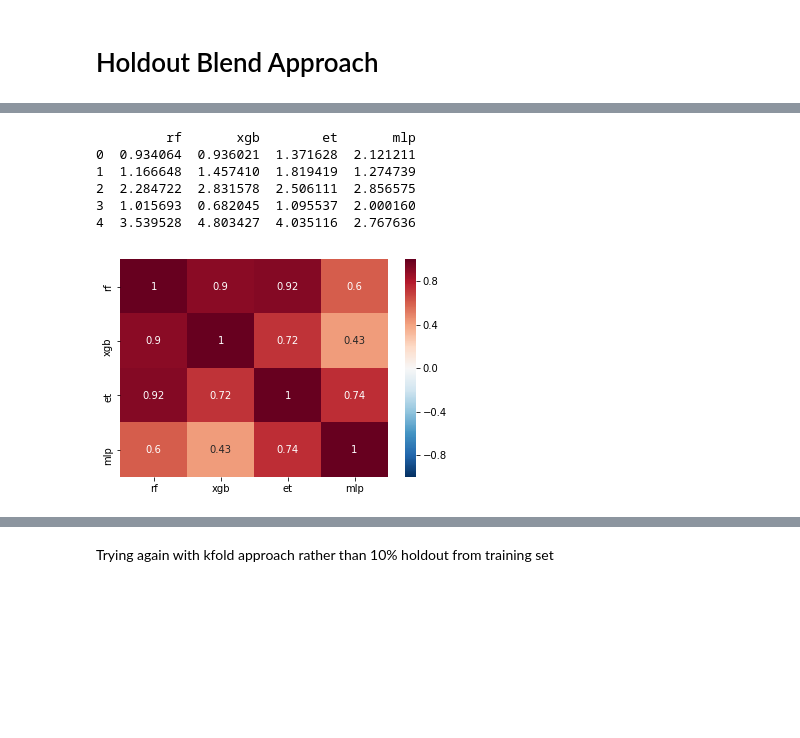
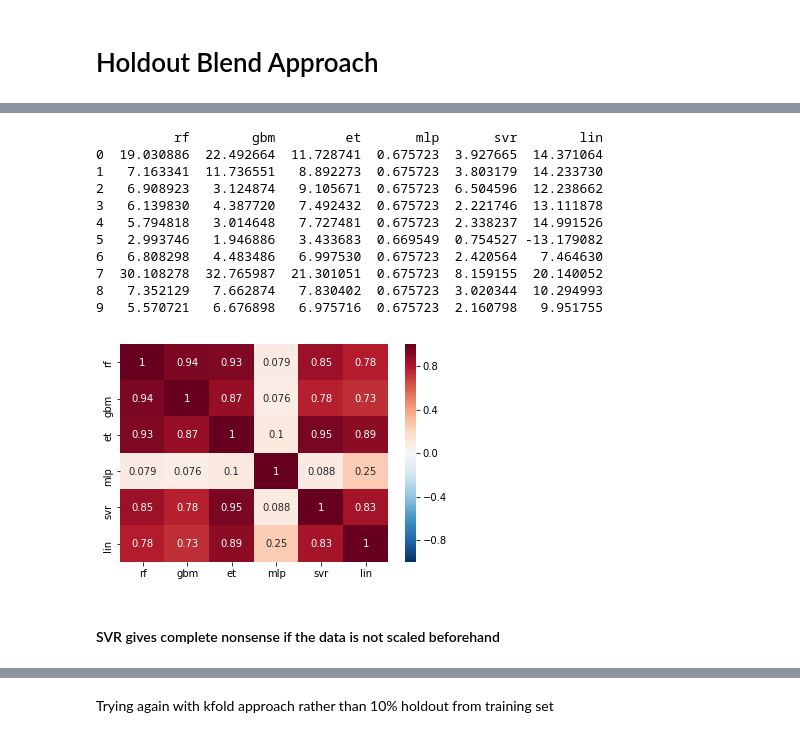
Before and after one commit to dbz10/NHL-Player-Awards, a Jupyter notebook: NHL MVP prediction.ipynb, the cells around one changed output, grey strips where cells are left out. Drawn from its saved outputs; the diff is of its cells as text; code cells hidden in the pictures; blank space fills up the shorter version.

```diff
--- a/NHL MVP prediction.ipynb
+++ b/NHL MVP prediction.ipynb
@@ -218,7 +241,7 @@ fd[fd["Year"]==2018]
 
 model_features = [ u'age', u'goals', u'assists',  u'plus_minus',
        u'wins_goalie', u'losses_goalie', u'ties_goalie', u'goals_against_avg',
-       u'save_pct', u'ops', u'dps', u'gps', u'pos_G', u'ga']
+       u'save_pct', u'ps', u'pos_G', u'ga']
 
 # Use all years 2015 and prior for training, and try to predict the previous three years.
 target_yr = 2015
@@ -265,7 +288,9 @@ y_cv = cv.pct_of_vote
 # so it made sense to me to try to make the data more regular by taking the log.
 class SklearnWrapper(object):
     def __init__(self,clf,seed=0,params=None):
-        params['random_state'] = seed
+        if hasattr(clf,'random_state'):
+            params['random_state'] = seed
+
         self.clf = clf(**params)
 
     def __str__(self):
@@ -273,18 +298,17 @@ class SklearnWrapper(object):
 
     # automatically does log conversion in train and predict
     def train(self,x_train,y_train):
-        self.clf.fit(x_train,np.log(y_train))
+        self.clf.fit(x_train,y_train)
 
     def predict(self,x):
-        return np.exp(self.clf.predict(x))
+        return self.clf.predict(x)
 
     def feature_importances(self):
         print(clf.feature_importances_)
 
 
 
-def get_base_predictions(clf,X,y):
-
+def get_base_predictions(clf):
     clf.train(x_base,y_base)
     return clf.predict(x_cv)
 
@@ -337,14 +361,18 @@ gb_params = {
 
 
 mlp_params = {
-    'hidden_layer_sizes': (4,4,4),
-    'alpha': 0.2
+    'hidden_layer_sizes': (10,10,6),
+    'alpha': 0.5
 }
+
+linear_params = {
+}
+#honestly let's just keep default parameters for SVR
+svr_params = {'C' : 2}
 
 SEED = 0
 
-# Train two versions of each model, one on vote_pct, and one on log_vote_pct
-# for convenience, also generate predictions for the test data to use later
+
 
 forest = SklearnWrapper(clf=RandomForestRegressor,seed=SEED,params=rf_params)
 # print("Forest Regressor MAE on training data: %f"% mean_absolute_error(forest.predict(x_holdout),y_holdout))
@@ -357,35 +385,54 @@ mlp = SklearnWrapper(clf=MLPRegressor,seed=SEED,params=mlp_params)
 
 et = SklearnWrapper(clf=ExtraTreesRegressor,seed=SEED,params=et_params)
 # print("Extra Trees Regressor MAE on training data: %f"% mean_absolute_error(et.predict(x_holdout),y_holdout))
+
+svr = SklearnWrapper(clf=SVR,seed=SEED,params=svr_params)
+
+linear = SklearnWrapper(clf=LinearRegression,seed=SEED,params=linear_params)
 # %%
 # use XGBoost to blend the base models
 
-cv_predictions = pd.DataFrame()
+cv_predictions = pd.DataFrame({})
 
 cv_predictions["rf"] = get_base_predictions(forest)
-cv_predictions["xgb"] = get_base_predictions(gbm)
+cv_predictions["gbm"] = get_base_predictions(gbm)
 cv_predictions["et"] = get_base_predictions(et)
 cv_predictions["mlp"] = get_base_predictions(mlp)
+cv_predictions["svr"] = get_base_predictions(svr)
+cv_predictions["lin"] = get_base_predictions(linear)
 # cv_predictions["truth"] = np.array(y_cv)
 
 
 # look at correlation map of base predictions
 plt.figure()
 z = cv_predictions.corr()
 sns.heatmap(z,annot=True,cmap="RdBu_r",vmin=-1,vmax=1);
 
+
 # the models are decently correlated with each other.
-# this is not ideal, but that's life
+# SVR is providing some diversity, although that might be
+# because it is just not performing well.
 
-print(cv_predictions.head())
+# add back in the original features. so we have basically added 5 meta features
+# cv_predictions[model_features] = x_cv[model_features].reset_index(drop=True)
+
+print(cv_predictions.head(10))
+# cv_predictions = cv_predictions.drop(columns=['svr'])
 # %% [output]
-         rf       xgb        et       mlp
-0  0.934064  0.936021  1.371628  2.121211
-1  1.166648  1.457410  1.819419  1.274739
-2  2.284722  2.831578  2.506111  2.856575
-3  1.015693  0.682045  1.095537  2.000160
-4  3.539528  4.803427  4.035116  2.767636
+          rf        gbm         et       mlp       svr        lin
+0  19.030886  22.492664  11.728741  0.675723  3.927665  14.371064
+1   7.163341  11.736551   8.892273  0.675723  3.803179  14.233730
+2   6.908923   3.124874   9.105671  0.675723  6.504596  12.238662
+3   6.139830   4.387720   7.492432  0.675723  2.221746  13.111878
+4   5.794818   3.014648   7.727481  0.675723  2.338237  14.991526
+5   2.993746   1.946886   3.433683  0.669549  0.754527 -13.179082
+6   6.808298   4.483486   6.997530  0.675723  2.420564   7.464630
+7  30.108278  32.765987  21.301051  0.675723  8.159155  20.140052
+8   7.352129   7.662874   7.830402  0.675723  3.020344  10.294993
+9   5.570721   6.676898   6.975716  0.675723  2.160798   9.951755
-[figure, old version]
+[figure, new version]
+# %% [markdown]
+#### SVR gives complete nonsense if the data is not scaled beforehand
 # %%
 # train the ensemble
 xgb_params = {
```
Also changed, not shown: parts of 39 cells of this notebook, 2 other files.
